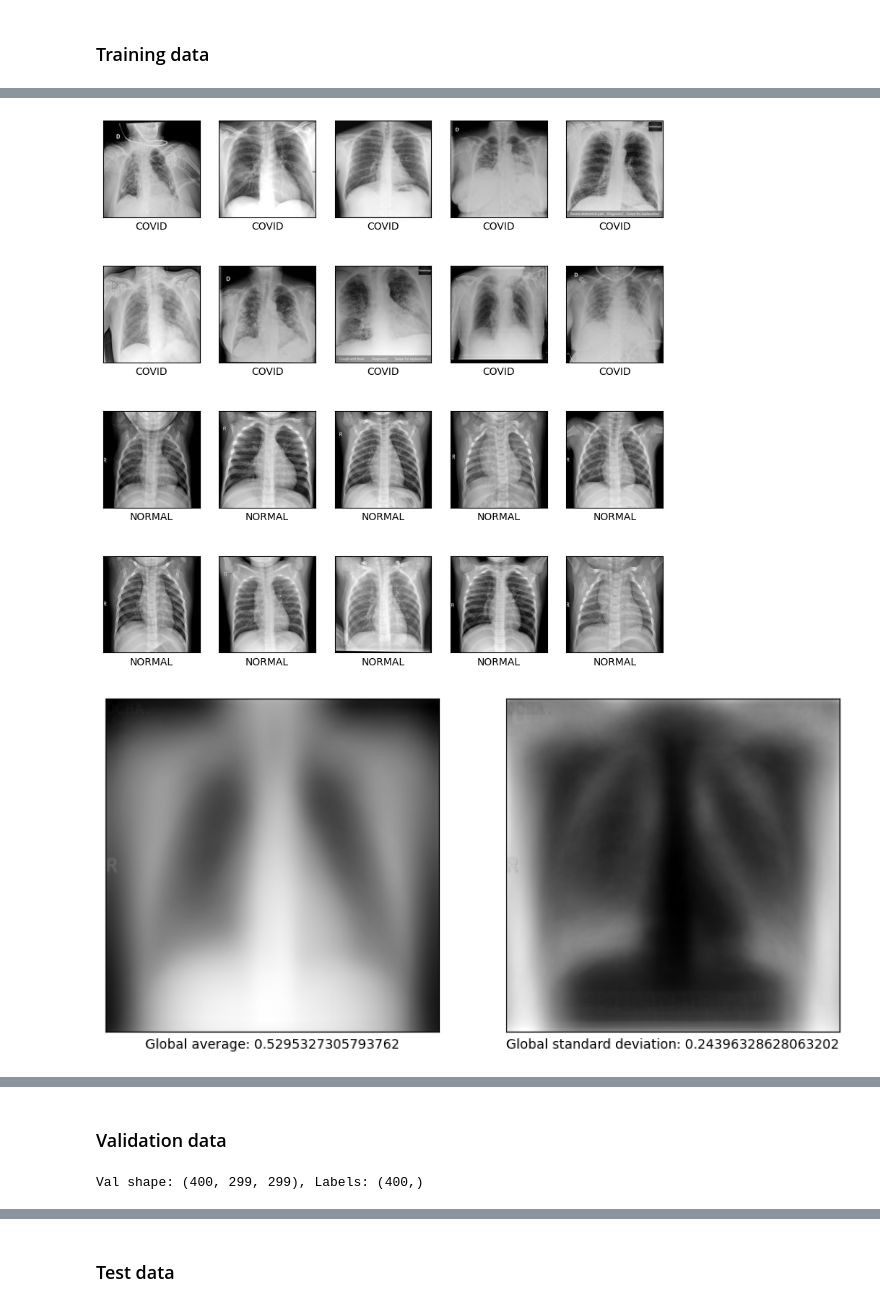
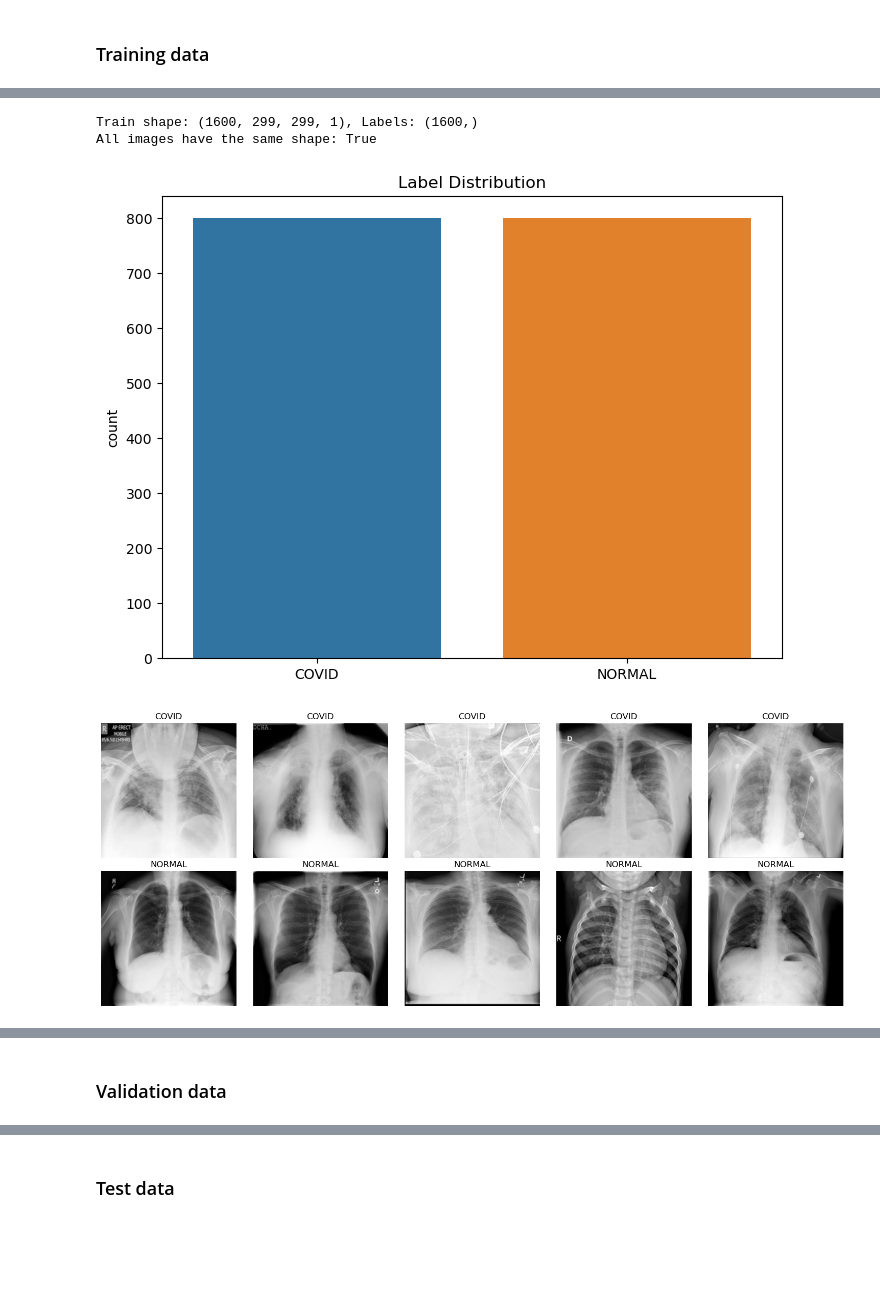
Before and after one commit to Lucmeister55/AI-project, a Jupyter notebook: notebooks/task1.ipynb, the cells around one changed output, grey strips where cells are left out. Cells and saved outputs as stored; diff of their text form; code cells hidden in the pictures; blank space fills up the shorter version.

```diff
--- a/notebooks/task1.ipynb
+++ b/notebooks/task1.ipynb
@@ -23 +72,9 @@ X_val, y_val = extract_data(path_val)
+# %%
+# Load the datasets as arrays.
+X_train, y_train, labels_train = loading.generator_to_array(train_generator)
+X_val, y_val, labels_val = loading.generator_to_array(val_generator)
+X_test, y_test, labels_test = loading.generator_to_array(test_generator)
+
+training_mean = X_train.mean()
+training_std = X_train.std()
 # %% [markdown]
@@ -42,34 +84,7 @@ sns.countplot(x=y_train)
-# %%
-# Plot a few samples from each class with the corresponding label (COVID/normal).
-plt.figure(figsize=(10,10))
-for plotid, i in enumerate(list(range(10)) + list(range(800, 810))):
-    plt.subplot(4, 5, plotid+1)
-    plt.xticks([])
-    plt.yticks([])
-    plt.grid(False)
-    plt.imshow(X_train[i], cmap="gray")
-    plt.xlabel(y_train[i])
-plt.show()
-# %% [output]
-[figure, removed]
-# %%
-# Display some statistics on the pixel intensities (e.g., pixel average, global average, pixel standard deviation, global standard deviation, . . . )
-pixel_average = np.mean(X_train, axis=0)
-global_average = np.mean(X_train)
-pixel_std_dev = np.std(X_train, axis=0)
-global_std_dev = np.std(X_train)
-
-plt.figure(figsize=(10,10))
-plt.subplot(1, 2, 1)
-plt.xticks([])
-plt.yticks([])
-plt.imshow(pixel_average, cmap="gray")
-plt.xlabel(f"Global average: {global_average}")
-plt.subplot(1, 2, 2)
-plt.xticks([])
-plt.yticks([])
-plt.imshow(pixel_std_dev, cmap="gray")
-plt.xlabel(f"Global standard deviation: {global_std_dev}")
-plt.show()
-# %% [output]
-[figure, removed]
+# %%
+exploration.run_all_exploration(X_train, labels_train)
+# %% [output]
+Train shape: (1600, 299, 299, 1), Labels: (1600,)
+All images have the same shape: True
+[figure, added]
+[figure, added]
@@ -76,7 +92,2 @@ plt.show()
 # %% [markdown]
 ### Validation data
-# %%
-# Print the validation dataset size.
-print(f"Val shape: {X_val.shape}, Labels: {y_val.shape}")
-# %% [output]
-Val shape: (400, 299, 299), Labels: (400,)
```
Also changed, not shown: parts of 48 cells of this notebook, 7 other files.
